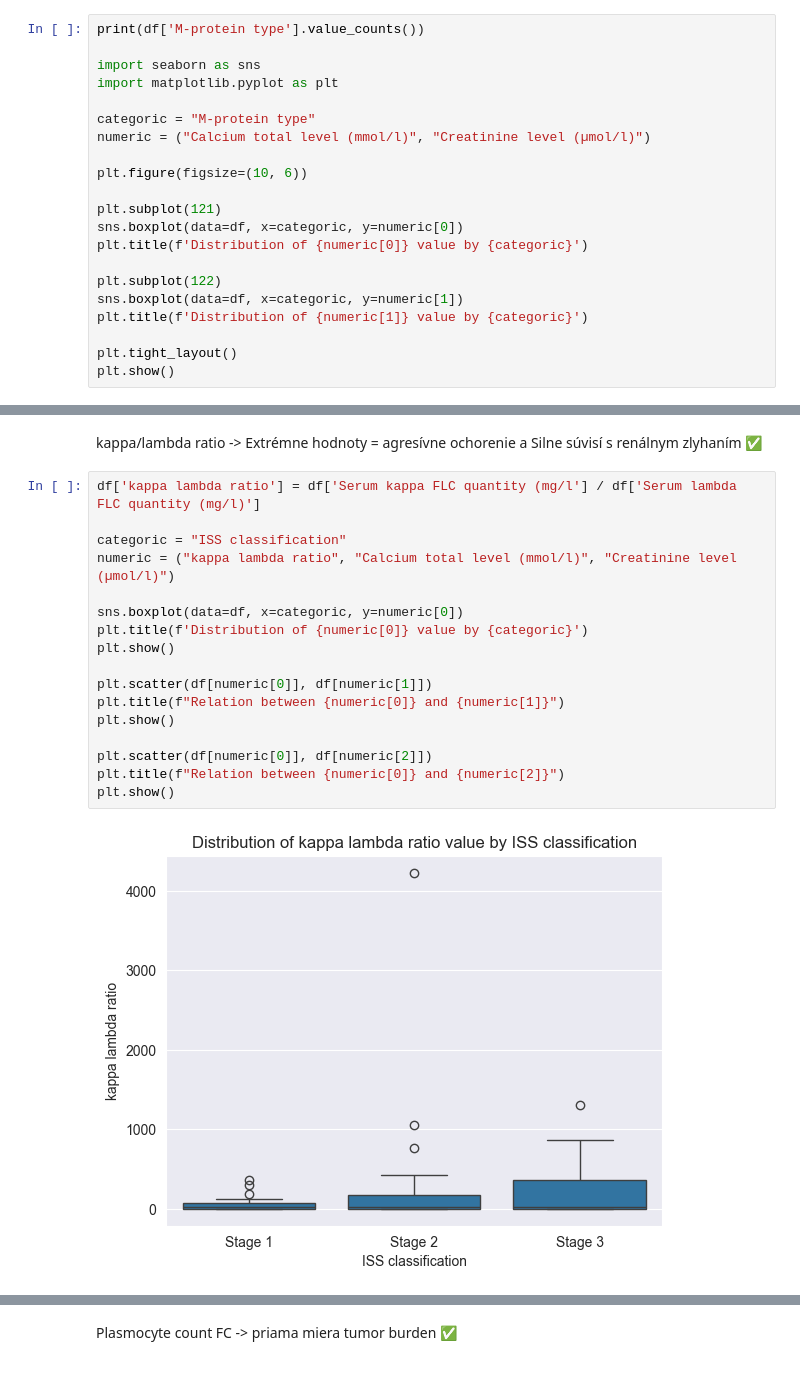
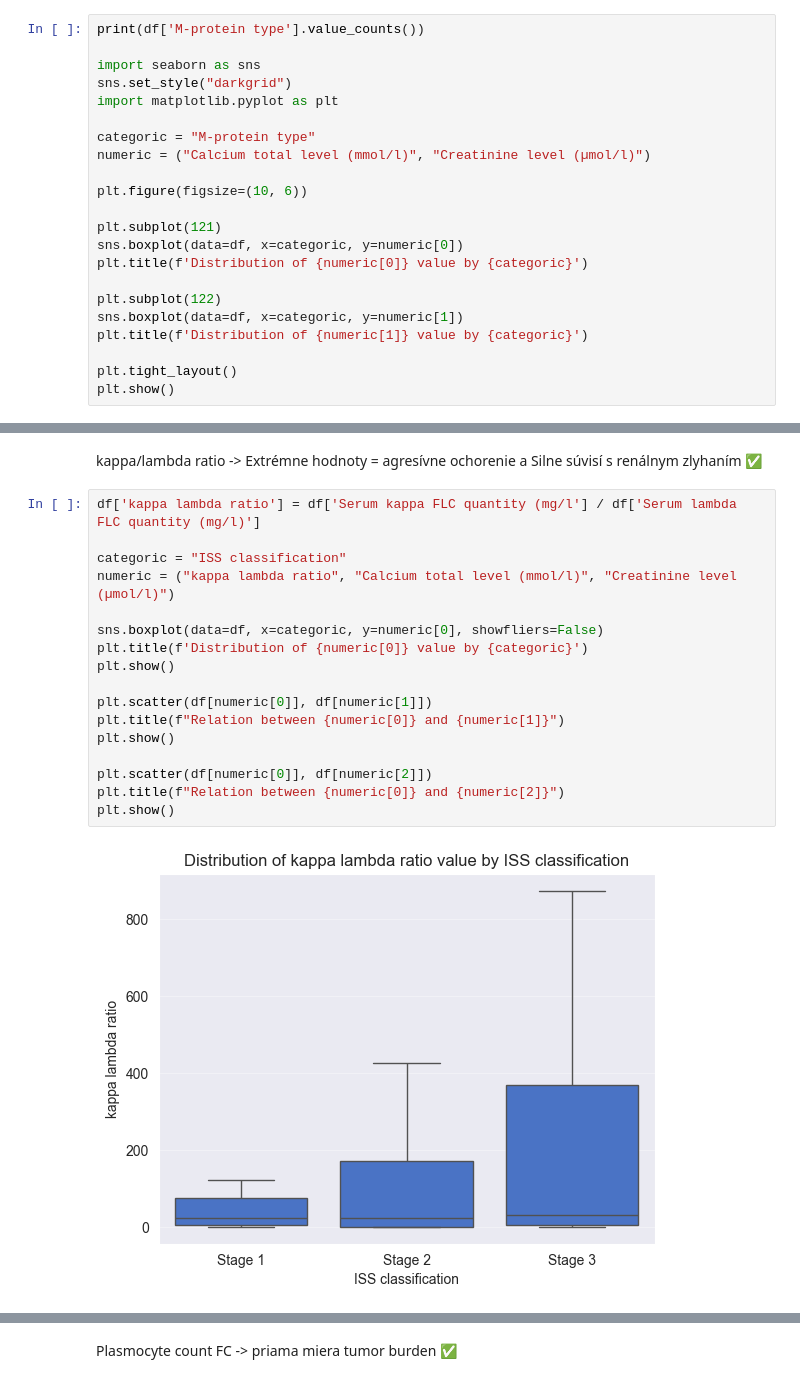
Before and after one commit to lukas1110/Analysis-of-multiple-myelomas-from-dual-CT, a Jupyter notebook: data_analysis/clinical_data_analysis.ipynb, the cells around one changed output, grey strips where cells are left out. Saved outputs shown, nothing was run; the diff lists cells and outputs as text.

```diff
--- a/data_analysis/clinical_data_analysis.ipynb
+++ b/data_analysis/clinical_data_analysis.ipynb
@@ -434,6 +434,7 @@ Light-chain myelóm → vysoké riziko poškodenia obličiek &#9989;
 print(df['M-protein type'].value_counts())
 
 import seaborn as sns
+sns.set_style("darkgrid")
 import matplotlib.pyplot as plt
 
 categoric = "M-protein type"
@@ -463,22 +464,22 @@ kappa/lambda ratio -> Extrémne hodnoty = agresívne ochorenie a Silne súvisí
 # %%
 df['kappa lambda ratio'] = df['Serum kappa FLC quantity (mg/l'] / df['Serum lambda FLC quantity (mg/l)']
 
 categoric = "ISS classification"
 numeric = ("kappa lambda ratio", "Calcium total level (mmol/l)", "Creatinine level (µmol/l)")
 
-sns.boxplot(data=df, x=categoric, y=numeric[0])
+sns.boxplot(data=df, x=categoric, y=numeric[0], showfliers=False)
 plt.title(f'Distribution of {numeric[0]} value by {categoric}')
 plt.show()
 
 plt.scatter(df[numeric[0]], df[numeric[1]])
 plt.title(f"Relation between {numeric[0]} and {numeric[1]}")
 plt.show()
 
 plt.scatter(df[numeric[0]], df[numeric[2]])
 plt.title(f"Relation between {numeric[0]} and {numeric[2]}")
 plt.show()
 # %% [output]
-[figure, old version]
+[figure, new version]
 [figure]
 [figure]
 # %% [markdown]
```
Also changed, not shown: parts of 1 cell of this notebook, 2 other files.
